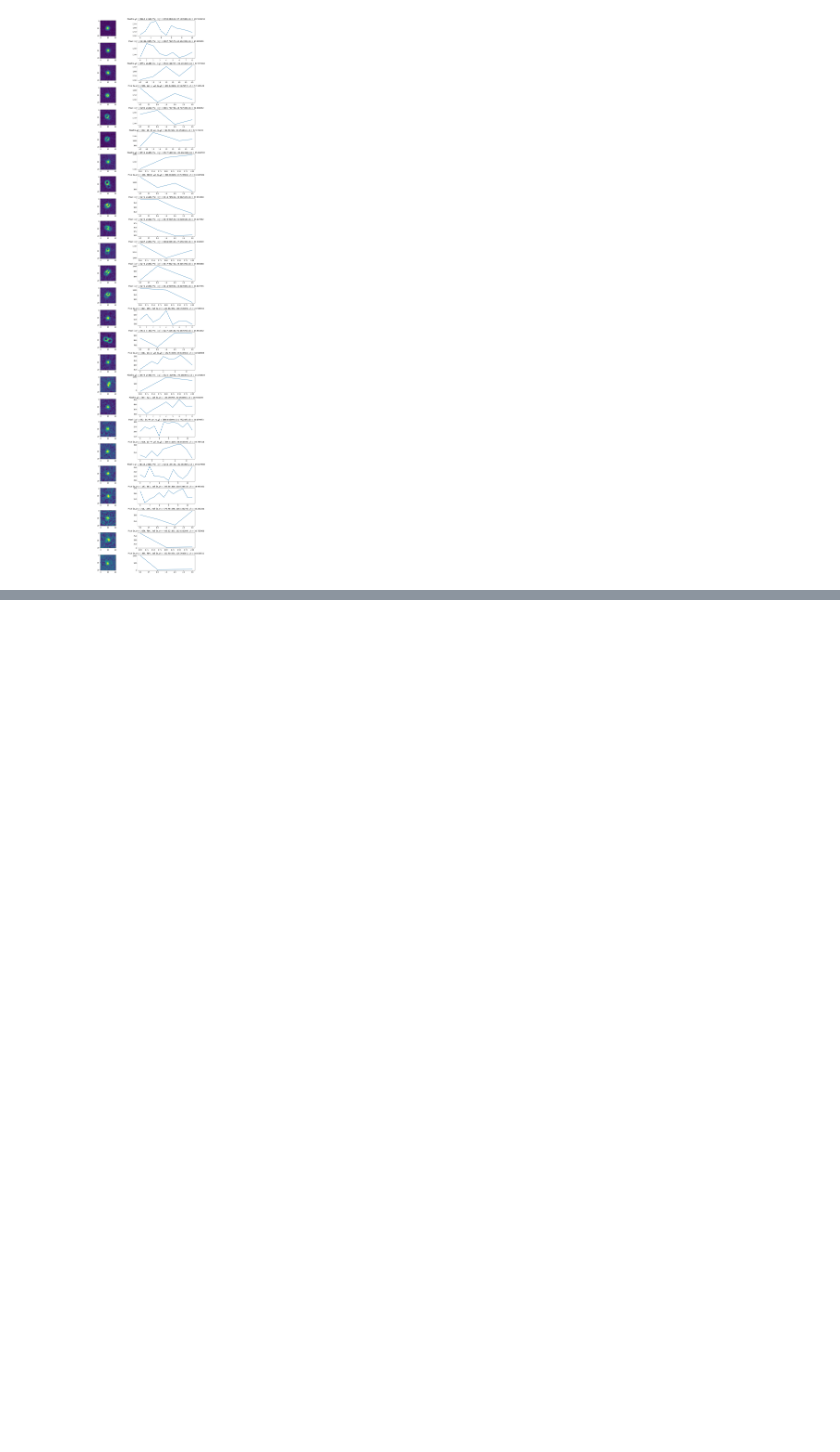
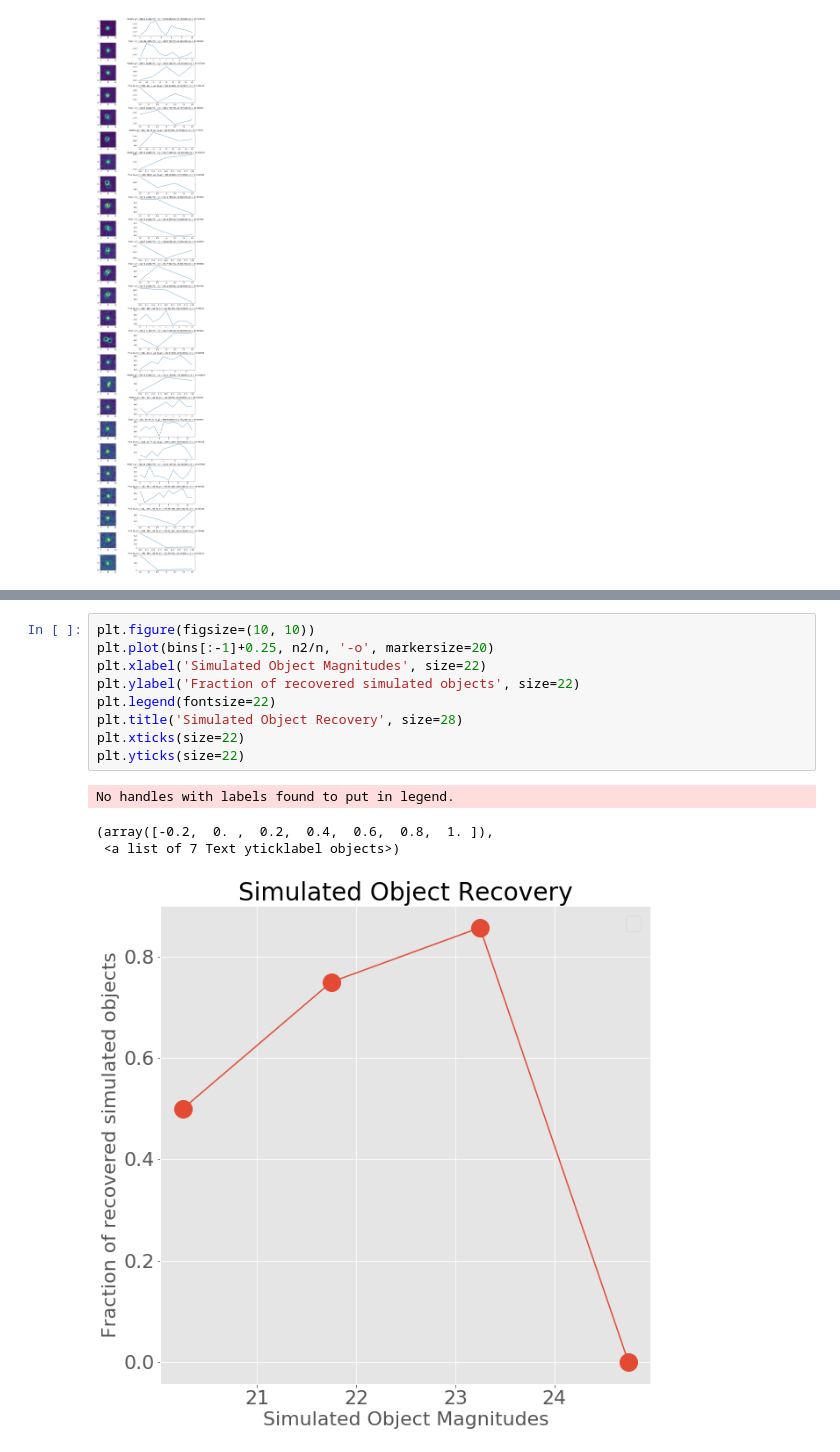
Before and after one commit to dirac-institute/kbmod, a Jupyter notebook: examples/fake_analysis.ipynb, the cells around one changed output, grey strips where cells are left out. Saved outputs shown, nothing was run; the diff lists cells and outputs as text; blank space fills up the shorter version.

```diff
--- a/examples/fake_analysis.ipynb
+++ b/examples/fake_analysis.ipynb
@@ -70,0 +121,14 @@ Center filtering keeps 25 out of 59 stamps.
+# %%
+plt.figure(figsize=(10, 10))
+plt.plot(bins[:-1]+0.25, n2/n, '-o', markersize=20)
+plt.xlabel('Simulated Object Magnitudes', size=22)
+plt.ylabel('Fraction of recovered simulated objects', size=22)
+plt.legend(fontsize=22)
+plt.title('Simulated Object Recovery', size=28)
+plt.xticks(size=22)
+plt.yticks(size=22)
+# %% [output]
+No handles with labels found to put in legend.
+(array([-0.2,  0. ,  0.2,  0.4,  0.6,  0.8,  1. ]),
+ <a list of 7 Text yticklabel objects>)
+[figure, added]
```
Also changed, not shown: parts of 4 cells of this notebook, 1 other file.
